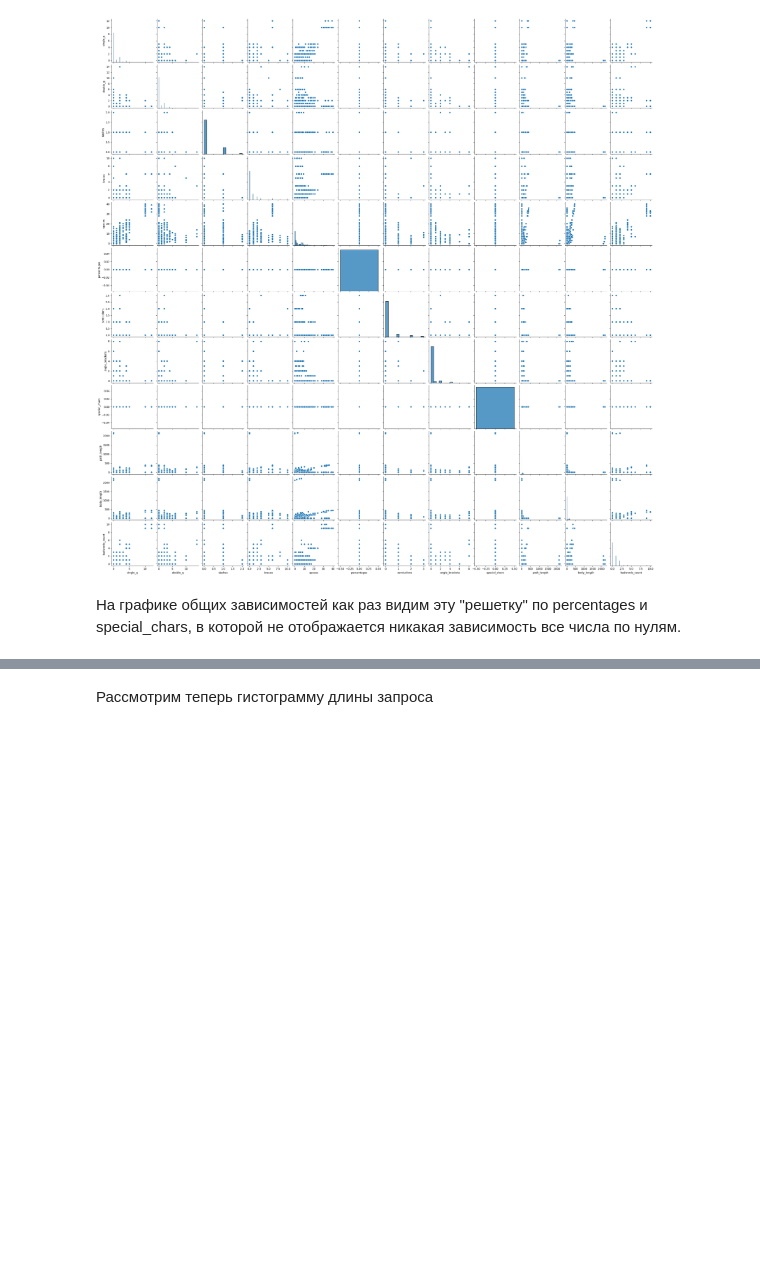
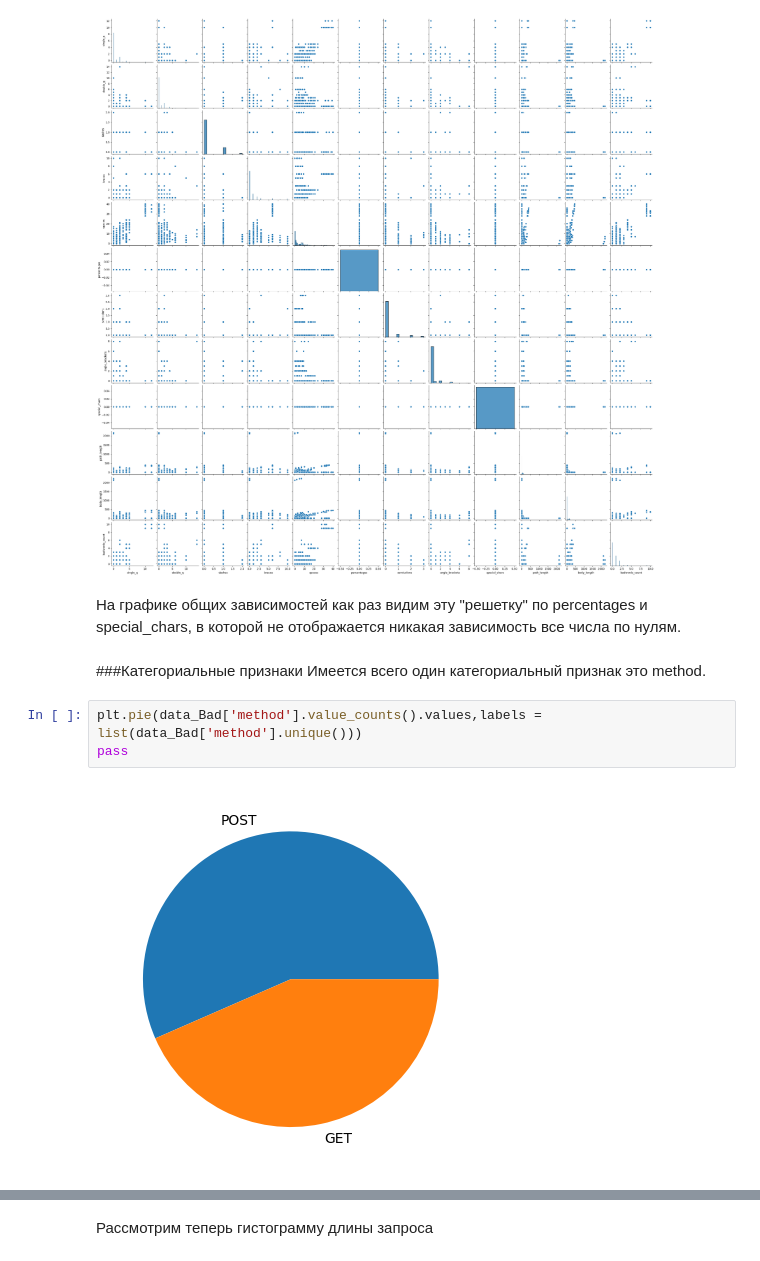
Before and after one commit to SokIvan/ML_Web_Traffic, a Jupyter notebook: ML.ipynb, the cells around one changed output, grey strips where cells are left out. Drawn from its saved outputs; the diff is of its cells as text; blank space fills up the shorter version.

```diff
--- a/ML.ipynb
+++ b/ML.ipynb
@@ -346,3 +346,11 @@ sns.pairplot(data_Bad)
 [figure]
 # %% [markdown]
 На графике общих зависимостей как раз видим эту "решетку" по percentages и special_chars, в которой не отображается никакая зависимость все числа по нулям.
+# %% [markdown]
+###Категориальные признаки
+Имеется всего один категориальный признак это method.
+# %%
+plt.pie(data_Bad['method'].value_counts().values,labels = list(data_Bad['method'].unique()))
+pass
+# %% [output]
+[figure, added]
```
Also changed, not shown: parts of 10 cells of this notebook.
